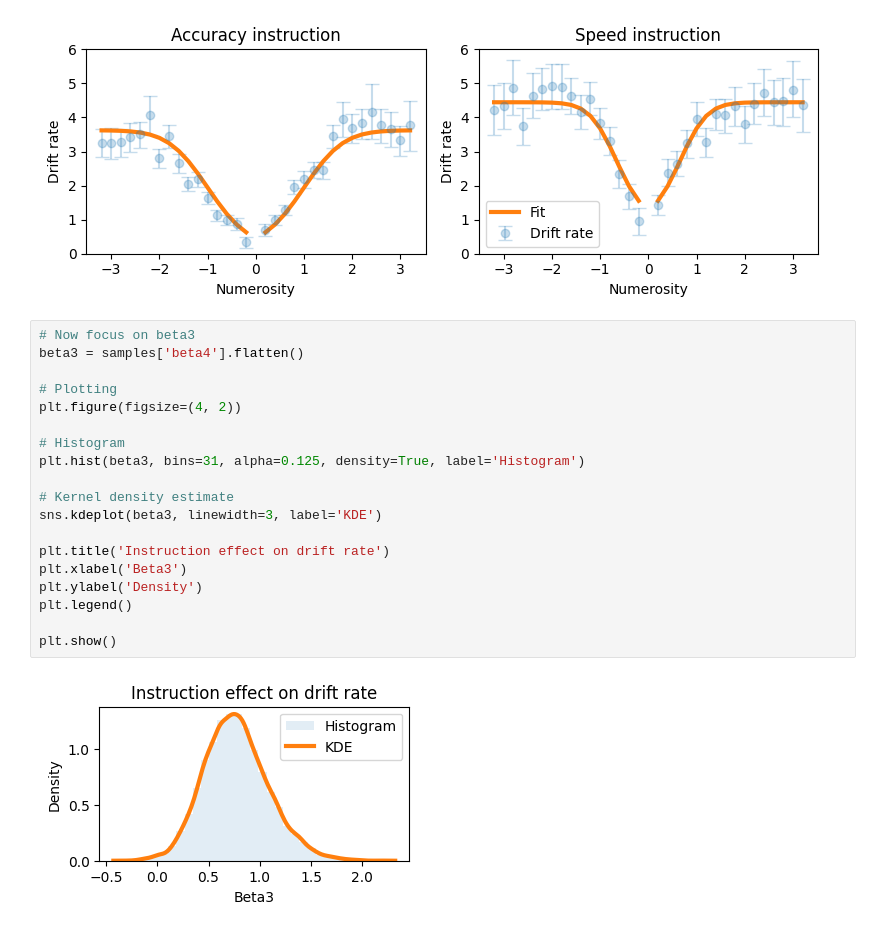
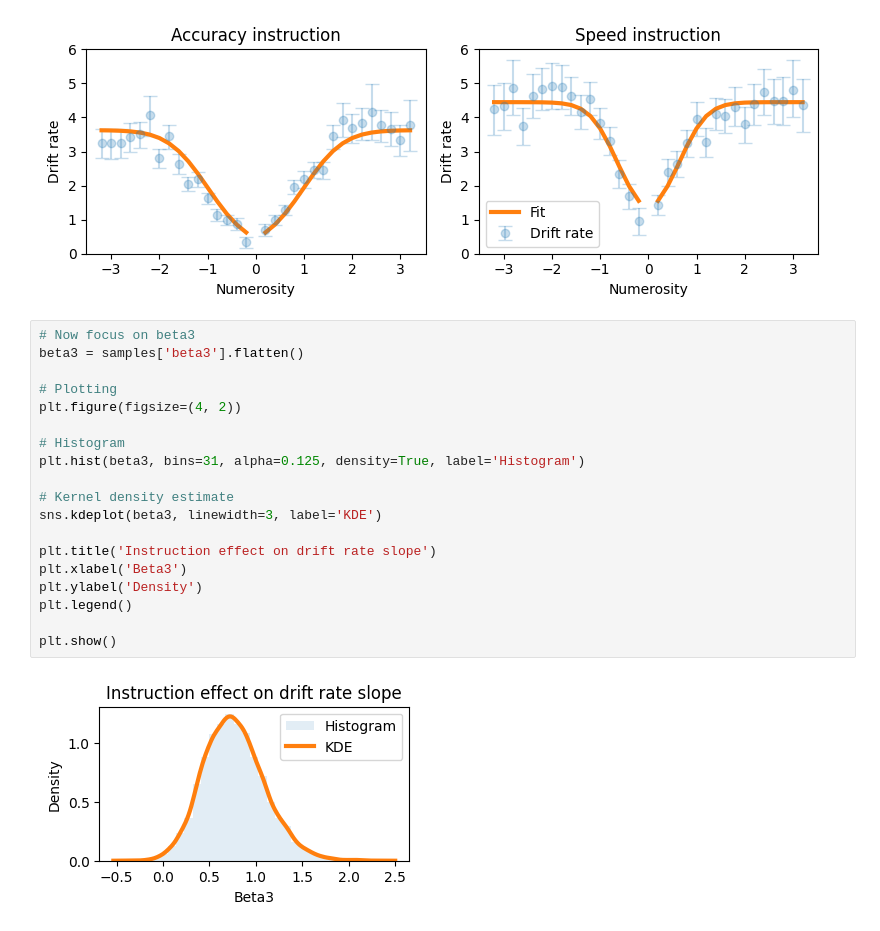
Before and after one commit to joachimvandekerckhove/ezbhddm, a Jupyter notebook: notebooks/perception-example.ipynb, the cells around one changed output. Cells and saved outputs as stored; diff of their text form.

```diff
--- a/notebooks/perception-example.ipynb
+++ b/notebooks/perception-example.ipynb
@@ -207,22 +209,22 @@ plt.show()
 [figure]
 # %%
 # Now focus on beta3
-beta3 = samples['beta4'].flatten()
+beta3 = samples['beta3'].flatten()
 
 # Plotting
 plt.figure(figsize=(4, 2))
 
 # Histogram
 plt.hist(beta3, bins=31, alpha=0.125, density=True, label='Histogram')
 
 # Kernel density estimate
 sns.kdeplot(beta3, linewidth=3, label='KDE')
 
-plt.title('Instruction effect on drift rate')
+plt.title('Instruction effect on drift rate slope')
 plt.xlabel('Beta3')
 plt.ylabel('Density')
 plt.legend()
 
 plt.show()
 # %% [output]
-[figure, old version]
+[figure, new version]
```
Also changed, not shown: parts of 5 cells of this notebook, 1 other file.
